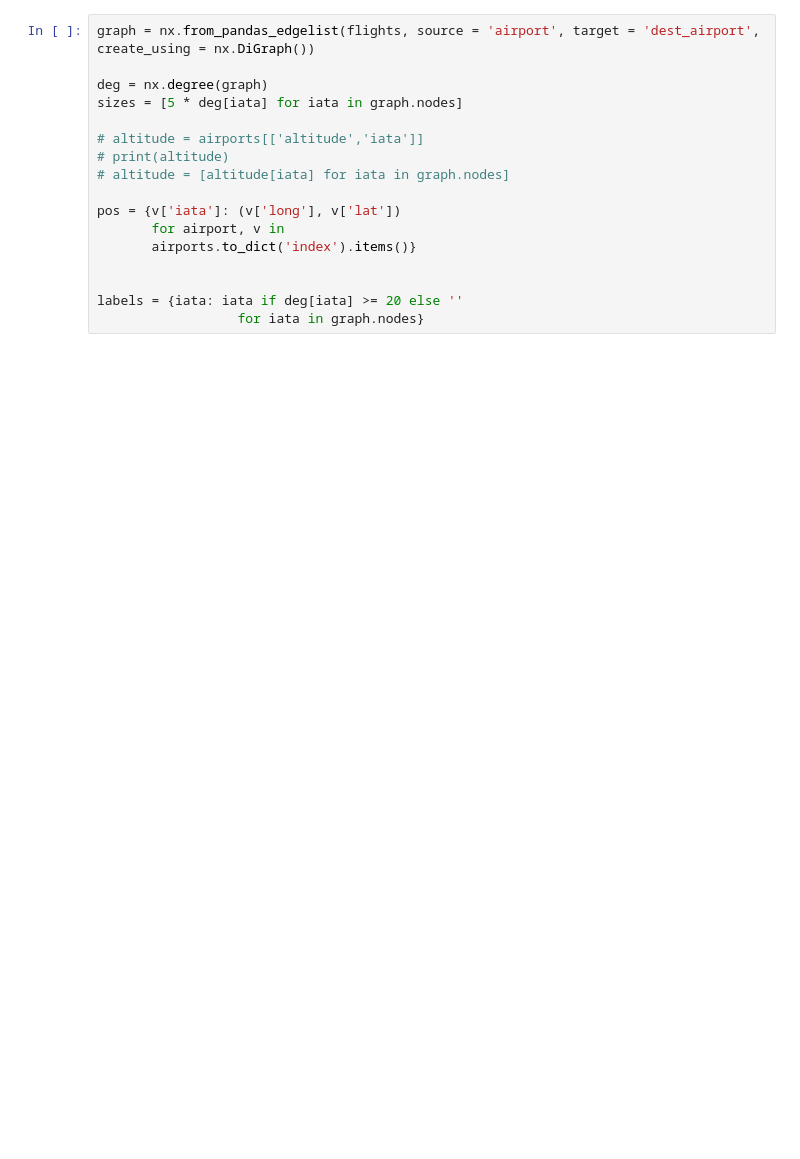
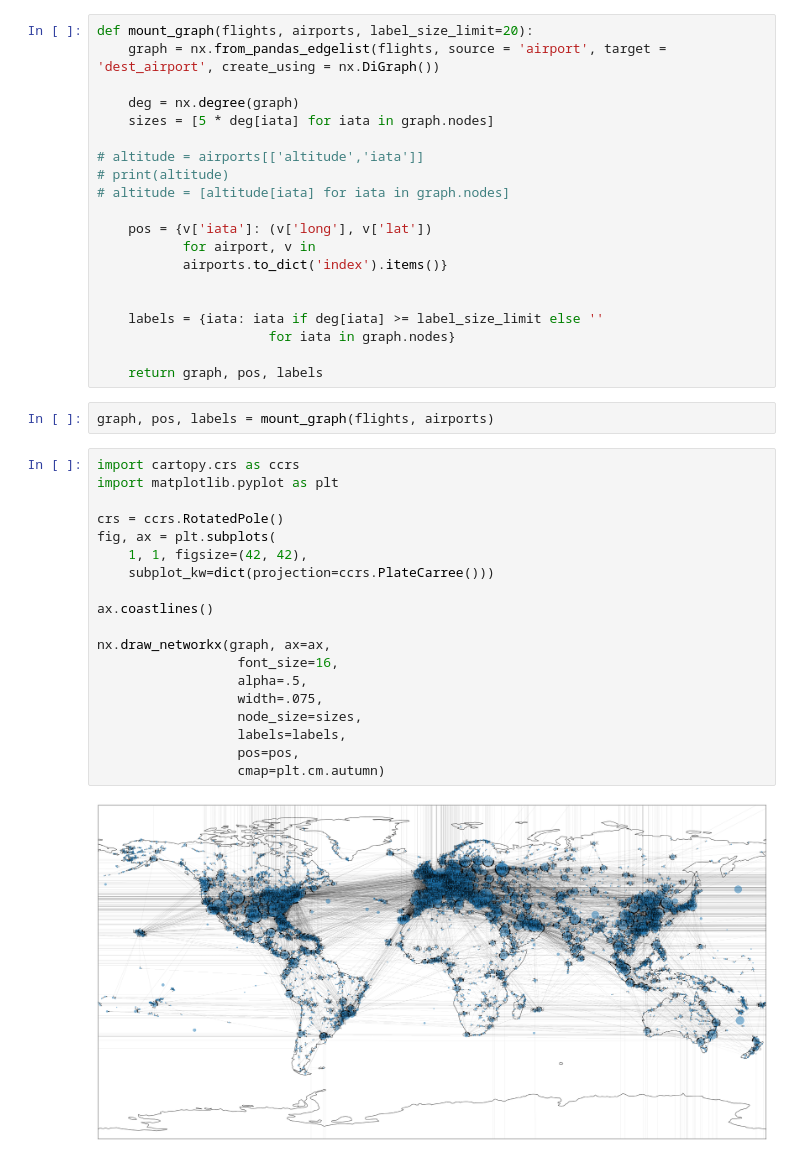
Before and after one commit to projeto-de-algoritmos/Trabalho1_Grafo_ViniciusLima_JoaoRobson, a Jupyter notebook: flights.ipynb, the cells around one changed output. Cells and saved outputs as stored; diff of their text form; blank space fills up the shorter version.

```diff
--- a/flights.ipynb
+++ b/flights.ipynb
@@ -17,17 +15,43 @@ flights.shape
 # %%
-graph = nx.from_pandas_edgelist(flights, source = 'airport', target = 'dest_airport', create_using = nx.DiGraph())
+def mount_graph(flights, airports, label_size_limit=20):
+    graph = nx.from_pandas_edgelist(flights, source = 'airport', target = 'dest_airport', create_using = nx.DiGraph())
 
-deg = nx.degree(graph)
-sizes = [5 * deg[iata] for iata in graph.nodes]
+    deg = nx.degree(graph)
+    sizes = [5 * deg[iata] for iata in graph.nodes]
 
 # altitude = airports[['altitude','iata']]
 # print(altitude)
 # altitude = [altitude[iata] for iata in graph.nodes]
 
-pos = {v['iata']: (v['long'], v['lat'])
-       for airport, v in
-       airports.to_dict('index').items()}
+    pos = {v['iata']: (v['long'], v['lat'])
+           for airport, v in
+           airports.to_dict('index').items()}
 
 
-labels = {iata: iata if deg[iata] >= 20 else ''
-                  for iata in graph.nodes}
+    labels = {iata: iata if deg[iata] >= label_size_limit else ''
+                      for iata in graph.nodes}
+
+    return graph, pos, labels
+# %%
+graph, pos, labels = mount_graph(flights, airports)
+# %%
+import cartopy.crs as ccrs
+import matplotlib.pyplot as plt
+
+crs = ccrs.RotatedPole()
+fig, ax = plt.subplots(
+    1, 1, figsize=(42, 42),
+    subplot_kw=dict(projection=ccrs.PlateCarree()))
+
+ax.coastlines()
+
+nx.draw_networkx(graph, ax=ax,
+                  font_size=16,
+                  alpha=.5,
+                  width=.075,
+                  node_size=sizes,
+                  labels=labels,
+                  pos=pos,
+                  cmap=plt.cm.autumn)
+# %% [output]
+[figure, added]
```
Also changed, not shown: parts of 6 cells of this notebook, 1 other file.
